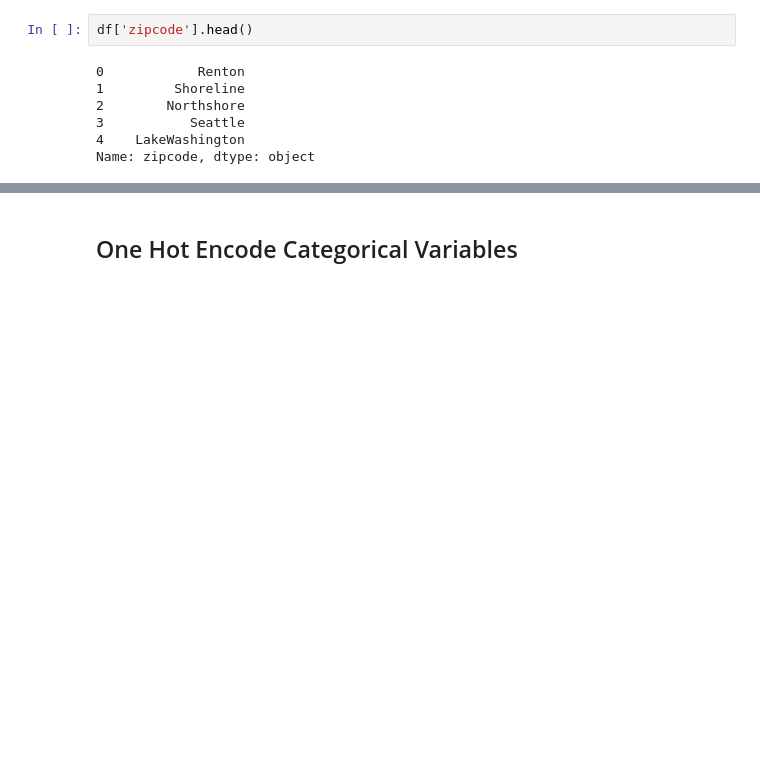
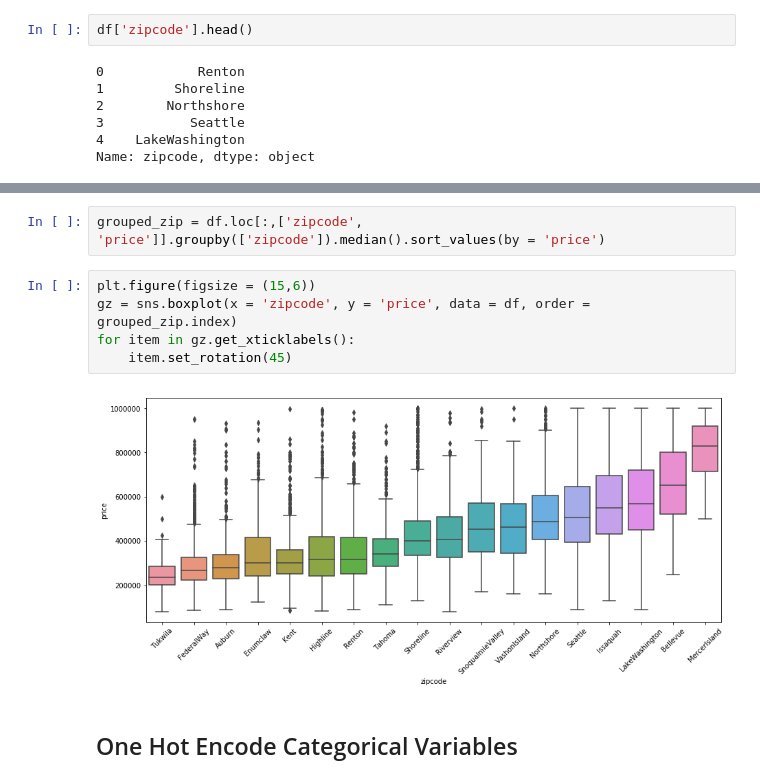
Before and after one commit to joshblumer/dsc-mod-2-project-v2-1-online-ds-sp-000, a Jupyter notebook: Feature Engineering.ipynb, the cells around one changed output, grey strips where cells are left out. Saved outputs shown, nothing was run; the diff lists cells and outputs as text; blank space fills up the shorter version.

```diff
--- a/Feature Engineering.ipynb
+++ b/Feature Engineering.ipynb
@@ -214,3 +217,12 @@ sns.boxplot(x = 'zipcode', y = 'price', data = df)
+# %%
+grouped_zip = df.loc[:,['zipcode', 'price']].groupby(['zipcode']).median().sort_values(by = 'price')
+# %%
+plt.figure(figsize = (15,6))
+gz = sns.boxplot(x = 'zipcode', y = 'price', data = df, order = grouped_zip.index)
+for item in gz.get_xticklabels():
+    item.set_rotation(45)
+# %% [output]
+[figure, added]
 # %% [markdown]
 ## One Hot Encode Categorical Variables
 # %%
```
Also changed, not shown: parts of 5 cells of this notebook, 8 other files.
